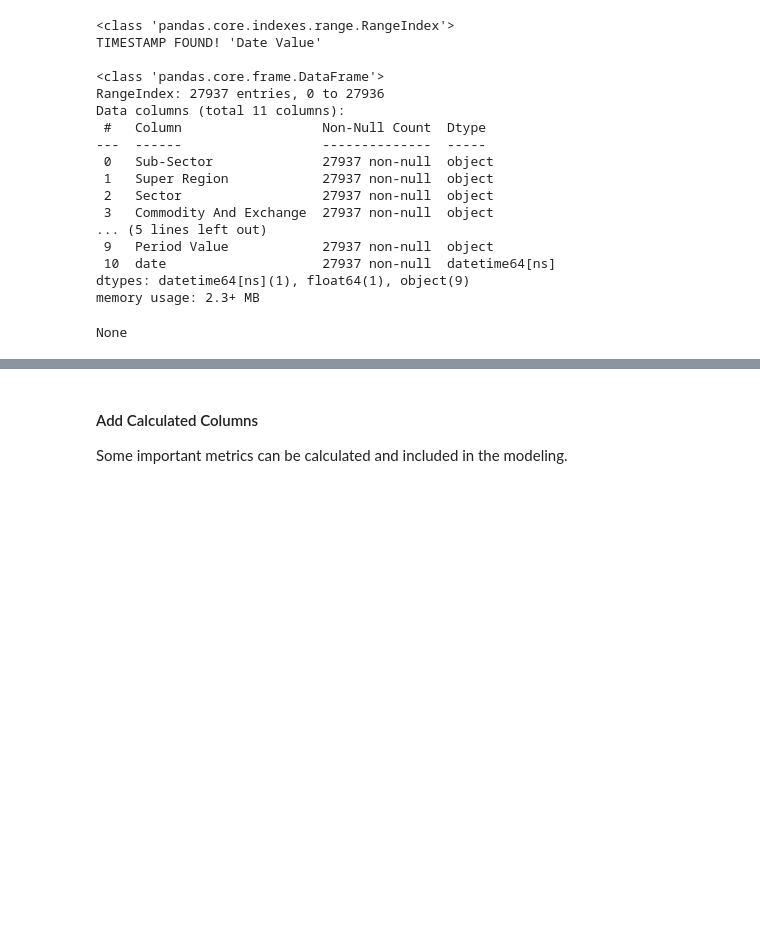
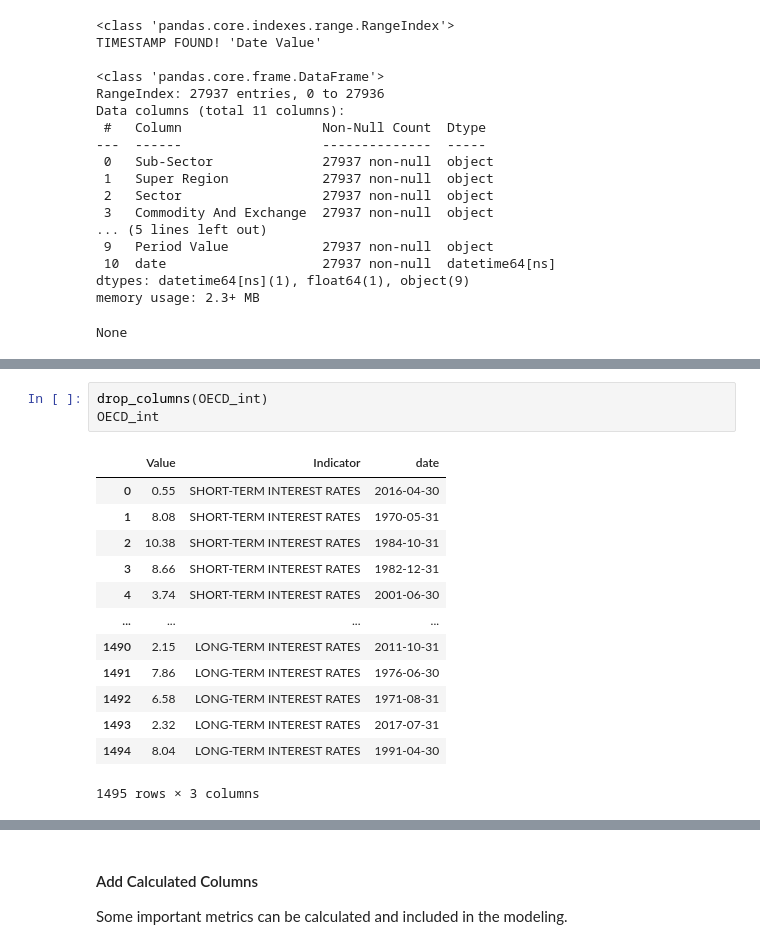
Before and after one commit to griffinwt/Hackathon_March2021, a Jupyter notebook: code/EDA-Brandon/Commodity-Prices.ipynb, the cells around one changed output, grey strips where cells are left out. Saved outputs shown, nothing was run; the diff lists cells and outputs as text; blank space fills up the shorter version.

```diff
--- a/code/EDA-Brandon/Commodity-Prices.ipynb
+++ b/code/EDA-Brandon/Commodity-Prices.ipynb
@@ -181,0 +223,17 @@ None
+# %%
+drop_columns(OECD_int)
+OECD_int
+# %% [output]
+|  | Value | Indicator | date |
+| 0 | 0.55 | SHORT-TERM INTEREST RATES | 2016-04-30 |
+| 1 | 8.08 | SHORT-TERM INTEREST RATES | 1970-05-31 |
+| 2 | 10.38 | SHORT-TERM INTEREST RATES | 1984-10-31 |
+| 3 | 8.66 | SHORT-TERM INTEREST RATES | 1982-12-31 |
+| 4 | 3.74 | SHORT-TERM INTEREST RATES | 2001-06-30 |
+| ... | ... | ... | ... |
+| 1490 | 2.15 | LONG-TERM INTEREST RATES | 2011-10-31 |
+| 1491 | 7.86 | LONG-TERM INTEREST RATES | 1976-06-30 |
+| 1492 | 6.58 | LONG-TERM INTEREST RATES | 1971-08-31 |
+| 1493 | 2.32 | LONG-TERM INTEREST RATES | 2017-07-31 |
+| 1494 | 8.04 | LONG-TERM INTEREST RATES | 1991-04-30 |
+1495 rows × 3 columns
```
Also changed, not shown: parts of 6 cells of this notebook, 5 other files.
